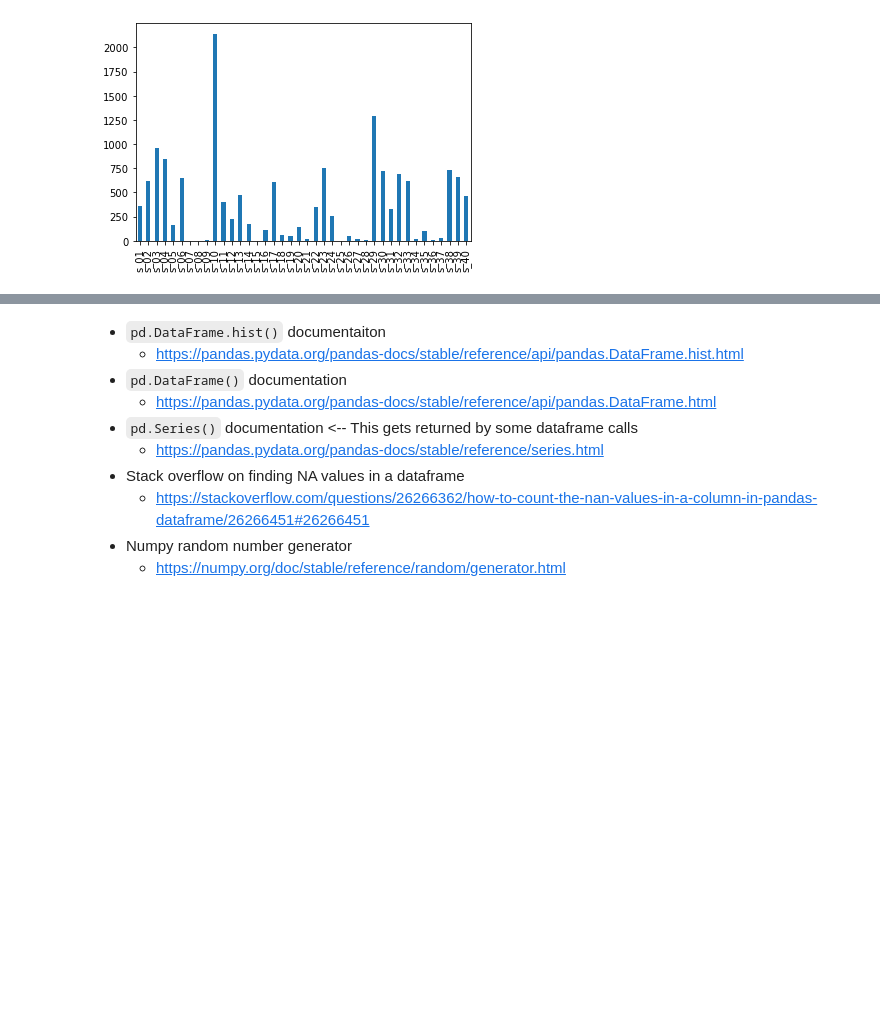
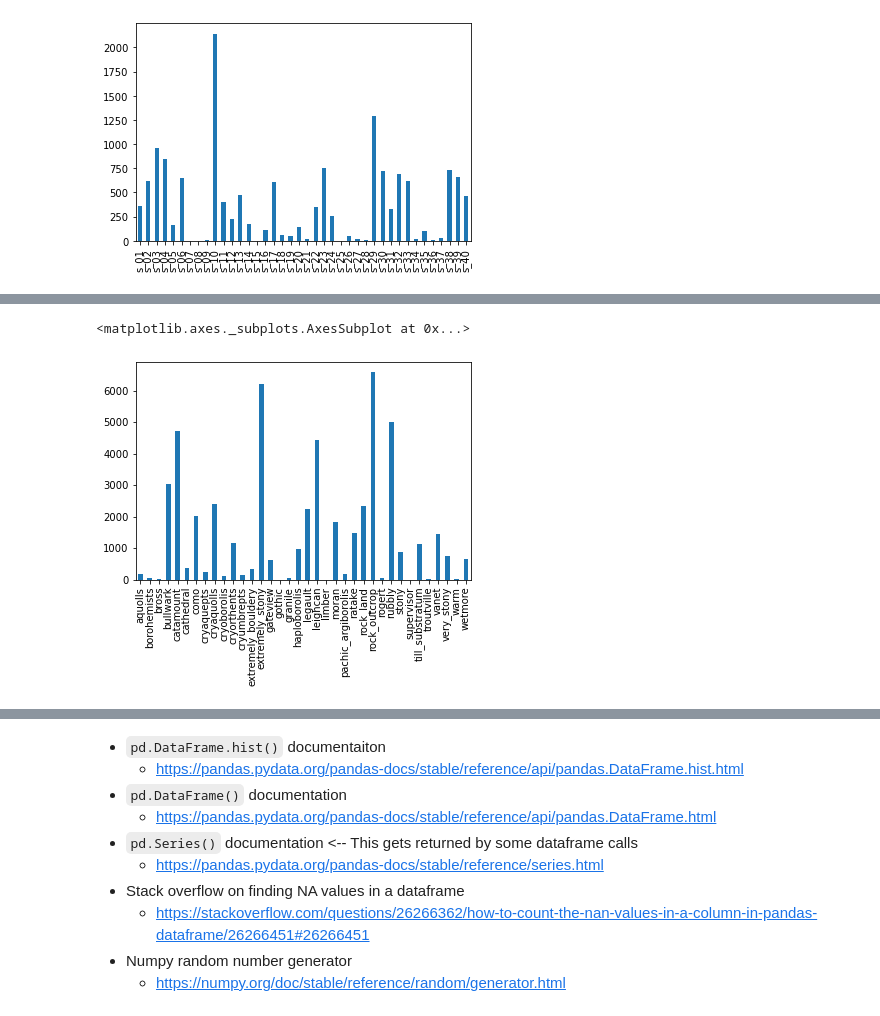
Before and after one commit to justinetaylor/mids-w207-final-project, a Jupyter notebook: km_EDA/km_EDA.ipynb, the cells around one changed output, grey strips where cells are left out. Cells and saved outputs as stored; diff of their text form; code cells hidden in the pictures; blank space fills up the shorter version.

Commit message:
transformed soils

```diff
--- a/km_EDA/km_EDA.ipynb
+++ b/km_EDA/km_EDA.ipynb
@@ -322,0 +445,8 @@ dtype: int64
+# %%
+### ReExplore
+
+soil_counts = trans_soil_df.sum(axis=0)
+soil_counts.plot.bar()
+# %% [output]
+<matplotlib.axes._subplots.AxesSubplot at 0x...>
+[figure, added]
```
Also changed, not shown: parts of 6 cells of this notebook, 1 other file.
